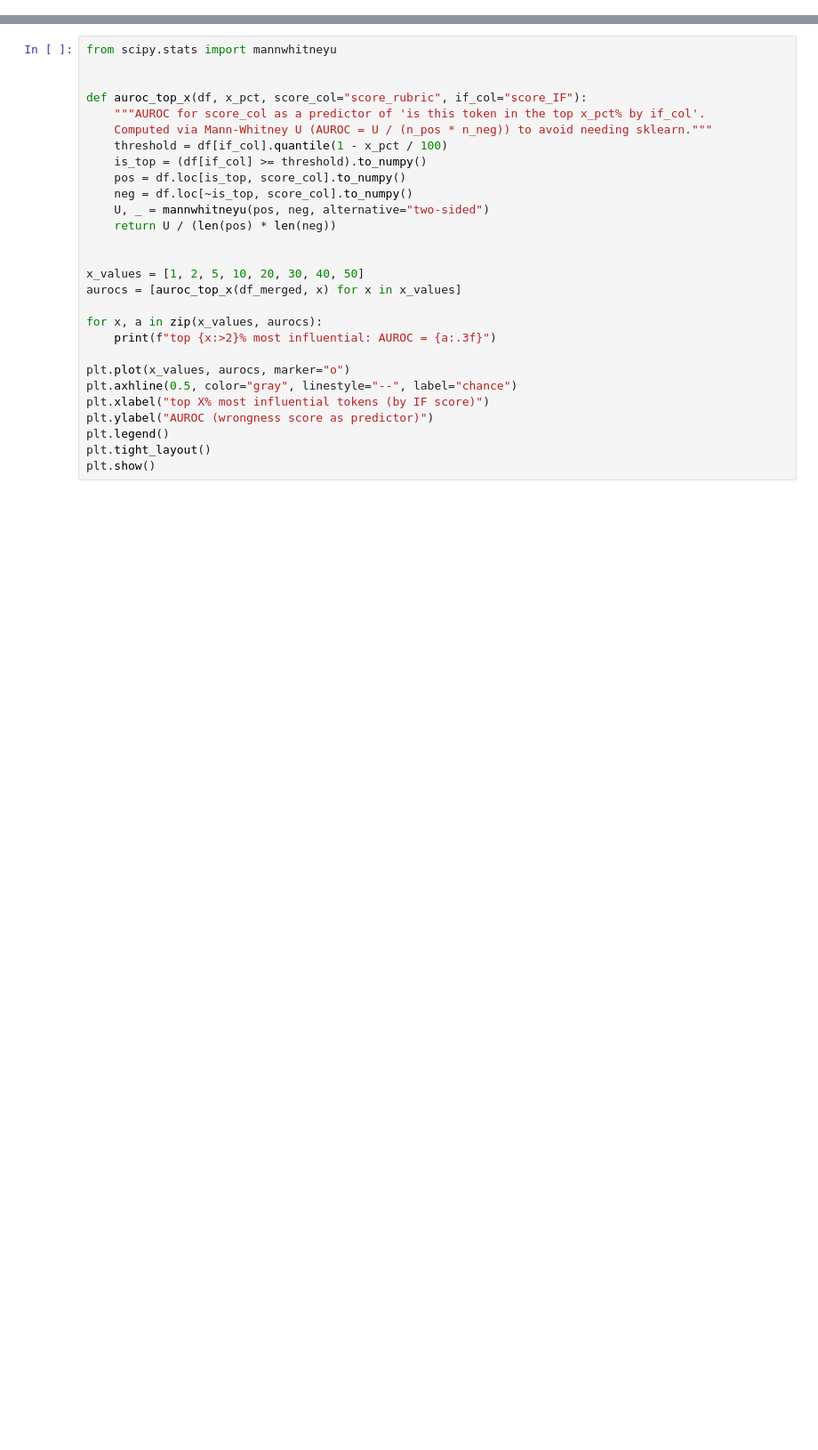
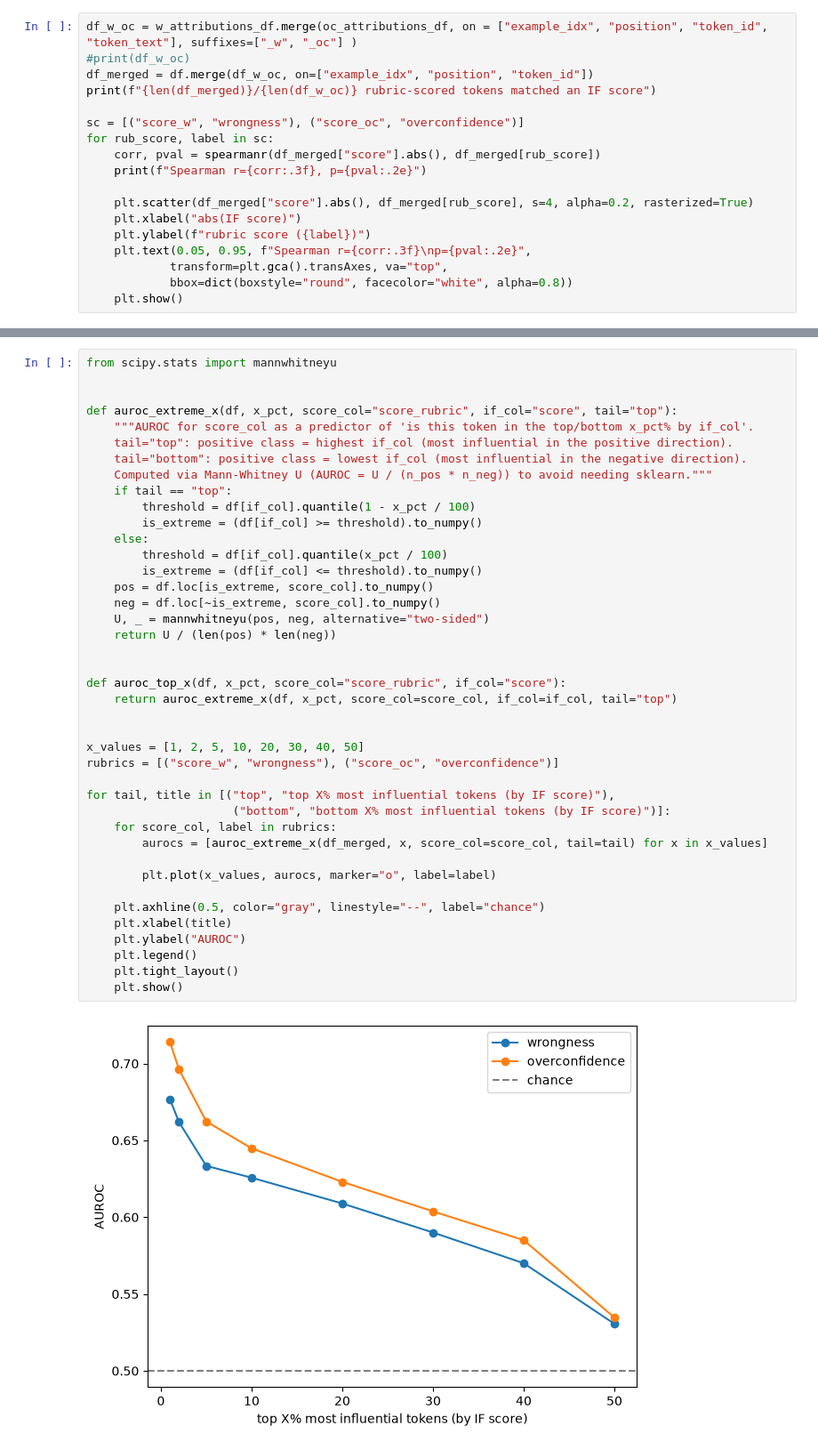
Before and after one commit to tomingebretsencarlson/em_influence, a Jupyter notebook: em_influence/notebooks/analyse_rubric_scores.ipynb, the cells around one changed output, grey strips where cells are left out. Shown at 89% size. Drawn from its saved outputs; the diff is of its cells as text; blank space fills up the shorter version.

```diff
--- a/em_influence/notebooks/analyse_rubric_scores.ipynb
+++ b/em_influence/notebooks/analyse_rubric_scores.ipynb
@@ -104,0 +57,18 @@ plt.show()
+# %%
+df_w_oc = w_attributions_df.merge(oc_attributions_df, on = ["example_idx", "position", "token_id", "token_text"], suffixes=["_w", "_oc"] )
+#print(df_w_oc)
+df_merged = df.merge(df_w_oc, on=["example_idx", "position", "token_id"])
+print(f"{len(df_merged)}/{len(df_w_oc)} rubric-scored tokens matched an IF score")
+
+sc = [("score_w", "wrongness"), ("score_oc", "overconfidence")]
+for rub_score, label in sc:
+    corr, pval = spearmanr(df_merged["score"].abs(), df_merged[rub_score])
+    print(f"Spearman r={corr:.3f}, p={pval:.2e}")
+
+    plt.scatter(df_merged["score"].abs(), df_merged[rub_score], s=4, alpha=0.2, rasterized=True)
+    plt.xlabel("abs(IF score)")
+    plt.ylabel(f"rubric score ({label})")
+    plt.text(0.05, 0.95, f"Spearman r={corr:.3f}\np={pval:.2e}",
+            transform=plt.gca().transAxes, va="top",
+            bbox=dict(boxstyle="round", facecolor="white", alpha=0.8))
+    plt.show()
@@ -105,28 +104,43 @@ plt.show()
 # %%
 from scipy.stats import mannwhitneyu
 
 
-def auroc_top_x(df, x_pct, score_col="score_rubric", if_col="score_IF"):
-    """AUROC for score_col as a predictor of 'is this token in the top x_pct% by if_col'.
+def auroc_extreme_x(df, x_pct, score_col="score_rubric", if_col="score", tail="top"):
+    """AUROC for score_col as a predictor of 'is this token in the top/bottom x_pct% by if_col'.
+    tail="top": positive class = highest if_col (most influential in the positive direction).
+    tail="bottom": positive class = lowest if_col (most influential in the negative direction).
     Computed via Mann-Whitney U (AUROC = U / (n_pos * n_neg)) to avoid needing sklearn."""
-    threshold = df[if_col].quantile(1 - x_pct / 100)
-    is_top = (df[if_col] >= threshold).to_numpy()
-    pos = df.loc[is_top, score_col].to_numpy()
-    neg = df.loc[~is_top, score_col].to_numpy()
+    if tail == "top":
+        threshold = df[if_col].quantile(1 - x_pct / 100)
+        is_extreme = (df[if_col] >= threshold).to_numpy()
+    else:
+        threshold = df[if_col].quantile(x_pct / 100)
+        is_extreme = (df[if_col] <= threshold).to_numpy()
+    pos = df.loc[is_extreme, score_col].to_numpy()
+    neg = df.loc[~is_extreme, score_col].to_numpy()
     U, _ = mannwhitneyu(pos, neg, alternative="two-sided")
     return U / (len(pos) * len(neg))
 
 
+def auroc_top_x(df, x_pct, score_col="score_rubric", if_col="score"):
+    return auroc_extreme_x(df, x_pct, score_col=score_col, if_col=if_col, tail="top")
+
+
 x_values = [1, 2, 5, 10, 20, 30, 40, 50]
-aurocs = [auroc_top_x(df_merged, x) for x in x_values]
+rubrics = [("score_w", "wrongness"), ("score_oc", "overconfidence")]
 
-for x, a in zip(x_values, aurocs):
-    print(f"top {x:>2}% most influential: AUROC = {a:.3f}")
+for tail, title in [("top", "top X% most influential tokens (by IF score)"),
+                     ("bottom", "bottom X% most influential tokens (by IF score)")]:
+    for score_col, label in rubrics:
+        aurocs = [auroc_extreme_x(df_merged, x, score_col=score_col, tail=tail) for x in x_values]
 
-plt.plot(x_values, aurocs, marker="o")
-plt.axhline(0.5, color="gray", linestyle="--", label="chance")
-plt.xlabel("top X% most influential tokens (by IF score)")
-plt.ylabel("AUROC (wrongness score as predictor)")
-plt.legend()
-plt.tight_layout()
-plt.show()
+        plt.plot(x_values, aurocs, marker="o", label=label)
+
+    plt.axhline(0.5, color="gray", linestyle="--", label="chance")
+    plt.xlabel(title)
+    plt.ylabel("AUROC")
+    plt.legend()
+    plt.tight_layout()
+    plt.show()
+# %% [output]
+[figure, added]
```
Also changed, not shown: parts of 18 cells of this notebook.
